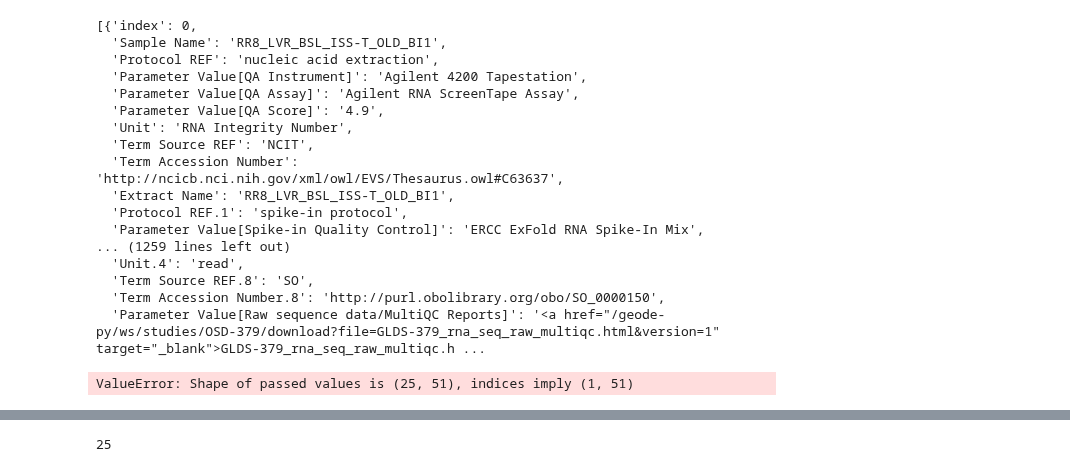
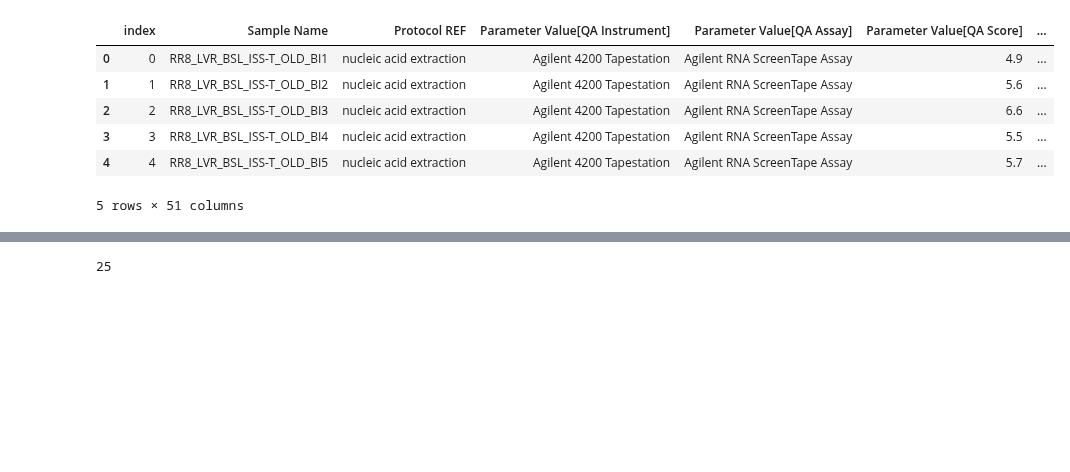
Before and after one commit to Jon83Carvalho/GalaticsRats, a Jupyter notebook: data_study379_from_api_assay.ipynb, the cells around one changed output, grey strips where cells are left out. Drawn from its saved outputs; the diff is of its cells as text; code cells hidden in the pictures; blank space fills up the shorter version.

```diff
--- a/data_study379_from_api_assay.ipynb
+++ b/data_study379_from_api_assay.ipynb
@@ -14,27 +42,15 @@ df_379_assay=pd.DataFrame(data_379_assay)
 # %%
-df_379_assay['tableData'][['current']][0]
+df_379_assay_table=pd.DataFrame.from_records(df_379_assay['tableData'][['current']][0])
-# %% [output]
-[{'index': 0,
-  'Sample Name': 'RR8_LVR_BSL_ISS-T_OLD_BI1',
-  'Protocol REF': 'nucleic acid extraction',
-  'Parameter Value[QA Instrument]': 'Agilent 4200 Tapestation',
-  'Parameter Value[QA Assay]': 'Agilent RNA ScreenTape Assay',
-  'Parameter Value[QA Score]': '4.9',
-  'Unit': 'RNA Integrity Number',
-  'Term Source REF': 'NCIT',
-  'Term Accession Number': 'http://ncicb.nci.nih.gov/xml/owl/EVS/Thesaurus.owl#C63637',
-  'Extract Name': 'RR8_LVR_BSL_ISS-T_OLD_BI1',
-  'Protocol REF.1': 'spike-in protocol',
-  'Parameter Value[Spike-in Quality Control]': 'ERCC ExFold RNA Spike-In Mix',
-... (1259 lines left out)
-  'Unit.4': 'read',
-  'Term Source REF.8': 'SO',
-  'Term Accession Number.8': 'http://purl.obolibrary.org/obo/SO_0000150',
-  'Parameter Value[Raw sequence data/MultiQC Reports]': '<a href="/geode-py/ws/studies/OSD-379/download?file=GLDS-379_rna_seq_raw_multiqc.html&version=1" target="_blank">GLDS-379_rna_seq_raw_multiqc.h ...
-# %%
-df_379_assay_table=pd.DataFrame(df_379_assay['tableData'][['current']][0],index=[0])
-# %% [output]
-ValueError: Shape of passed values is (25, 51), indices imply (1, 51)
+# %%
+df_379_assay_table.head()
+# %% [output]
+|  | index | Sample Name | Protocol REF | Parameter Value[QA Instrument] | Parameter Value[QA Assay] | Parameter Value[QA Score] | ... |
+| 0 | 0 | RR8_LVR_BSL_ISS-T_OLD_BI1 | nucleic acid extraction | Agilent 4200 Tapestation | Agilent RNA ScreenTape Assay | 4.9 | ... |
+| 1 | 1 | RR8_LVR_BSL_ISS-T_OLD_BI2 | nucleic acid extraction | Agilent 4200 Tapestation | Agilent RNA ScreenTape Assay | 5.6 | ... |
+| 2 | 2 | RR8_LVR_BSL_ISS-T_OLD_BI3 | nucleic acid extraction | Agilent 4200 Tapestation | Agilent RNA ScreenTape Assay | 6.6 | ... |
+| 3 | 3 | RR8_LVR_BSL_ISS-T_OLD_BI4 | nucleic acid extraction | Agilent 4200 Tapestation | Agilent RNA ScreenTape Assay | 5.5 | ... |
+| 4 | 4 | RR8_LVR_BSL_ISS-T_OLD_BI5 | nucleic acid extraction | Agilent 4200 Tapestation | Agilent RNA ScreenTape Assay | 5.7 | ... |
+5 rows × 51 columns
 # %%
 df_379_assay_table
 # %% [output]
```
Also changed, not shown: parts of 13 cells of this notebook, 4 other files.
